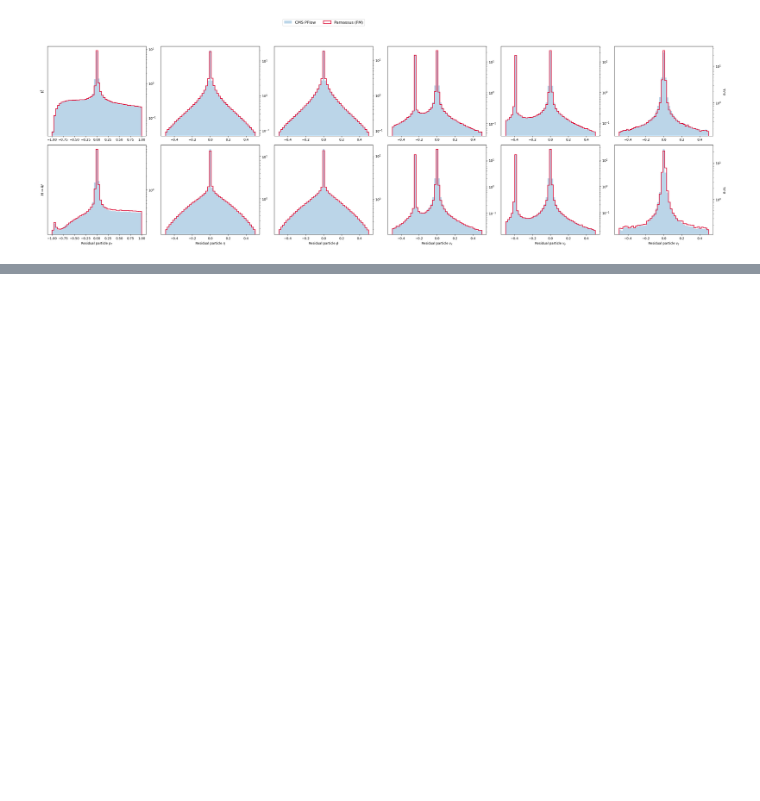
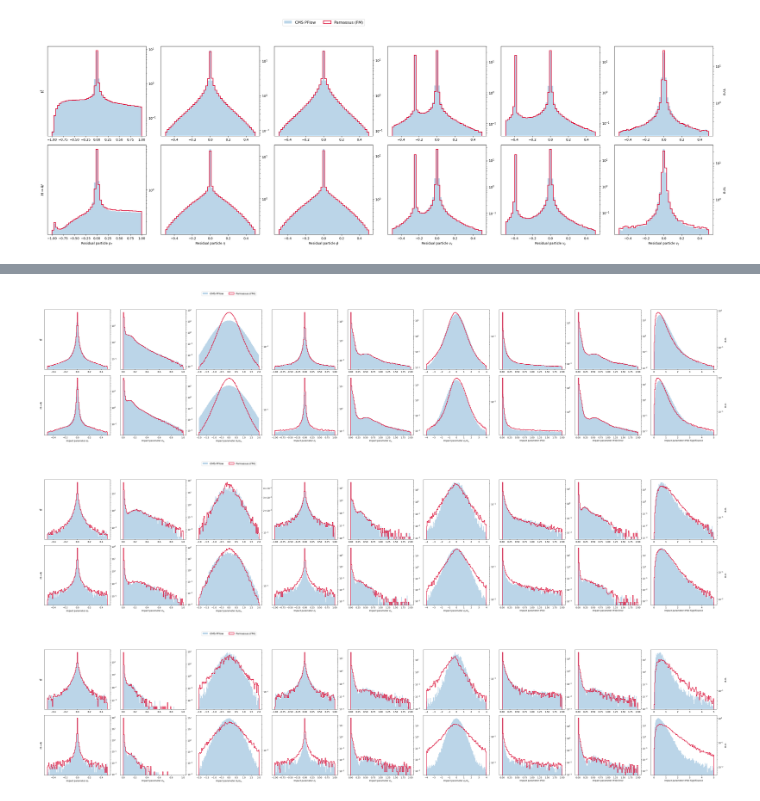
Before and after one commit to omphalos-mc/parnassus-clas12, a Jupyter notebook: src/parnassus_core/experiments/cms_2011/notebooks/performance_test.ipynb, the cells around one changed output, grey strips where cells are left out. Saved outputs shown, nothing was run; the diff lists cells and outputs as text; code cells hidden in the pictures; blank space fills up the shorter version.

```diff
--- a/src/parnassus_core/experiments/cms_2011/notebooks/performance_test.ipynb
+++ b/src/parnassus_core/experiments/cms_2011/notebooks/performance_test.ipynb
@@ -164,0 +209,14 @@ fig = plot_helper.plot_particle_features(residuals=True, log_scale_vars="all")
+# %%
+fig = plot_helper.plot_impact_features(
+    bins=ip_bins, log_scale_vars="all", particle_mask_type="had"
+)
+fig = plot_helper.plot_impact_features(
+    bins=ip_bins, log_scale_vars="all", particle_mask_type="el"
+)
+fig = plot_helper.plot_impact_features(
+    bins=ip_bins, log_scale_vars="all", particle_mask_type="mu"
+)
+# %% [output]
+[figure, added]
+[figure, added]
+[figure, added]
```
Also changed, not shown: parts of 6 cells of this notebook, 5 other files.
